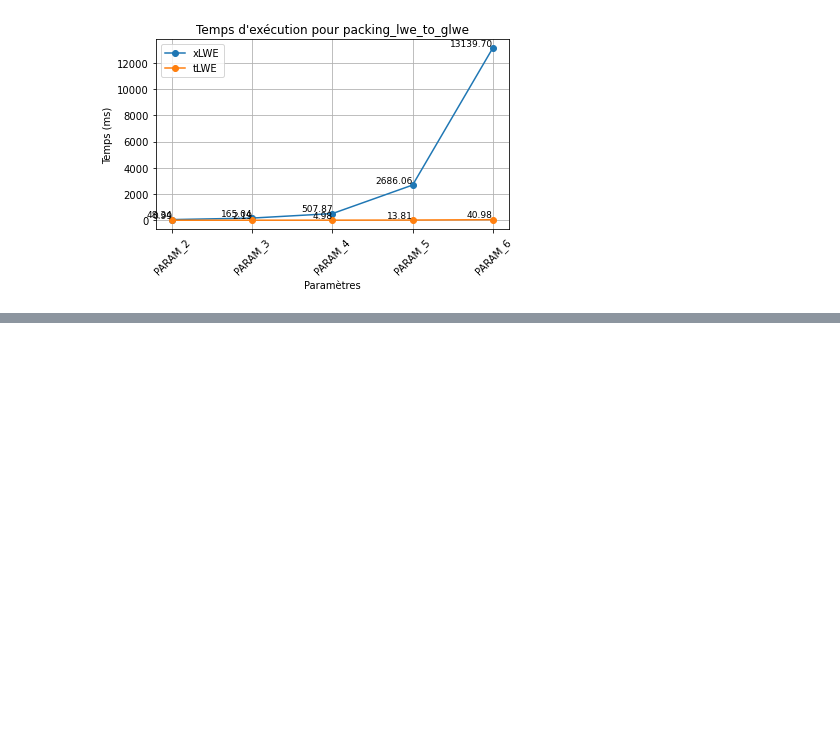
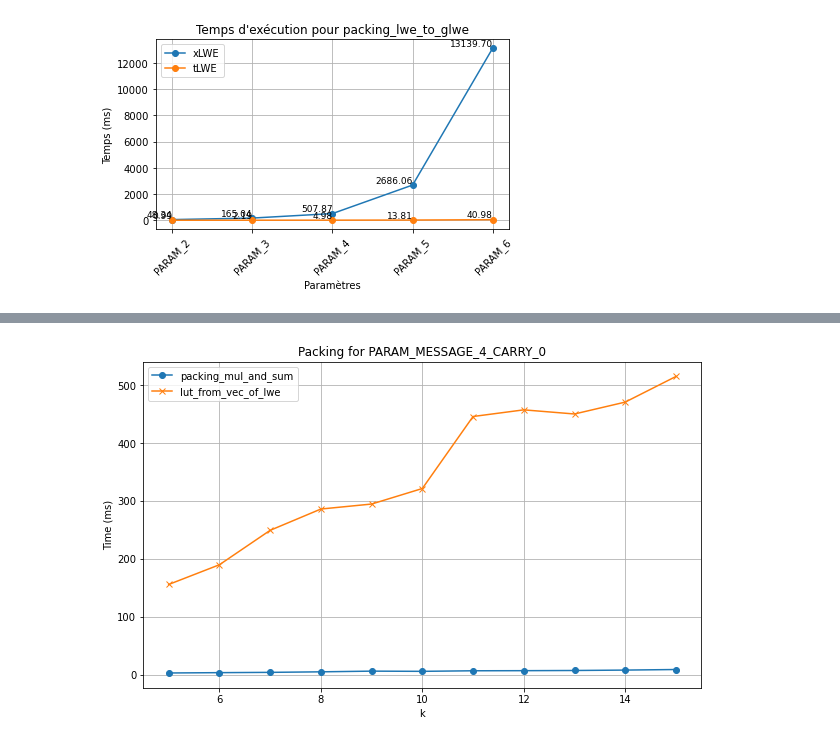
Before and after one commit to sofianeazogagh/revoLUT, a Jupyter notebook: charts/charts_primitives.ipynb, the cells around one changed output, grey strips where cells are left out. Cells and saved outputs as stored; diff of their text form; code cells hidden in the pictures; blank space fills up the shorter version.

```diff
--- a/charts/charts_primitives.ipynb
+++ b/charts/charts_primitives.ipynb
@@ -171,0 +177,4 @@ plot_packing_time_vs_k(df_packing_lut_4, k_min=1, k_max=16)
+# %%
+plot_comparison(df_packing_mul_and_sum_4, "packing_mul_and_sum", "lut_from_vec_of_lwe", k_min=1, k_max=16)
+# %% [output]
+[figure, added]
```
Also changed, not shown: parts of 8 cells of this notebook, 3 other files.
